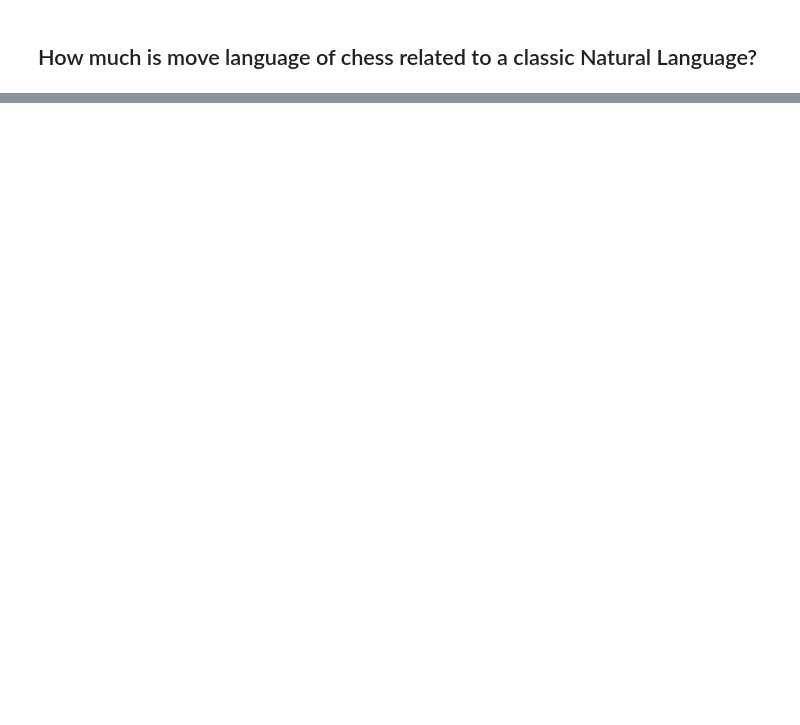
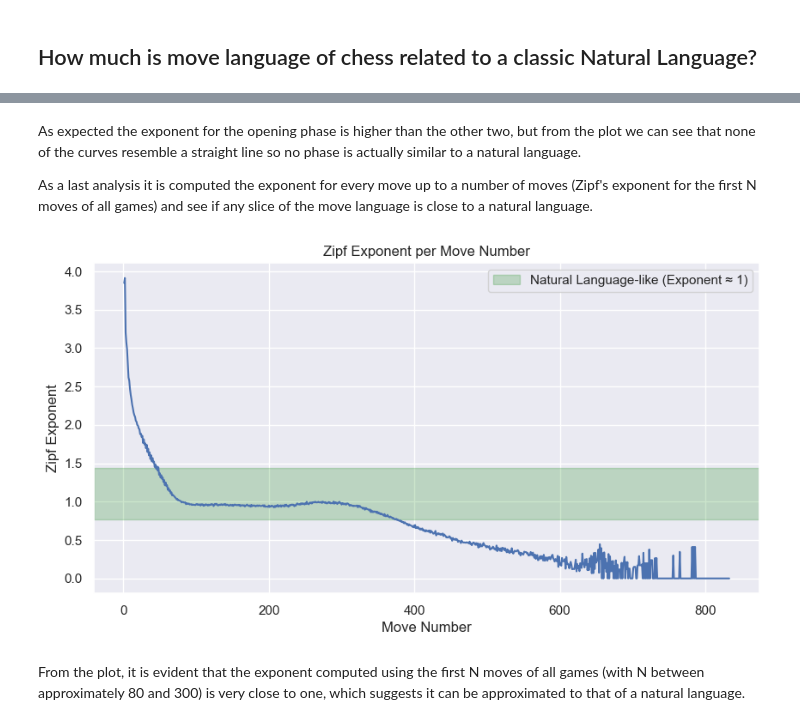
Before and after one commit to NLP-Project-PoliMi-2025/NLP-Project, a Jupyter notebook: notebooks/final_martina.ipynb, the cells around one changed output, grey strips where cells are left out. Cells and saved outputs as stored; diff of their text form; code cells hidden in the pictures; blank space fills up the shorter version.

```diff
--- a/notebooks/final_martina.ipynb
+++ b/notebooks/final_martina.ipynb
@@ -31,0 +179,9 @@ From the plot it is possible to see that the chess language of our dataset has a
+# %%
+openingLimit = len_games*0.1
+midgameLimit = len_games*0.3
+endgameLimit = len_games.apply(lambda x:max(x, 31))
+# %%
+df['Opening'] = df.apply(lambda row: row['Moves'][:int(openingLimit.loc[row.name])], axis=1)
+df['Midgame'] = df.apply(lambda row: row['Moves'][int(openingLimit.loc[row.name]):int(midgameLimit.loc[row.name])], axis=1)
+df['Endgame'] = df.apply(lambda row: row['Moves'][int(midgameLimit.loc[row.name]):int(endgameLimit.loc[row.name])], axis=1)
+df.head()
@@ -31,0 +228,37 @@ From the plot it is possible to see that the chess language of our dataset has a
+# %% [markdown]
+As expected the exponent for the opening phase is higher than the other two, but from the plot we can see that none of the curves resemble a straight line so no phase is actually similar to a natural language.
+
+As a last analysis it is computed the exponent for every move up to a number of moves (Zipf's exponent for the first N moves of all games) and see if any slice of the move language is close to a natural language.
+# %%
+def computeZipfExponentPerMoveNumber(df, move_number):
+    moves = df['Moves'].apply(lambda x: x[move_number-1] if len(x) >= move_number else None)
+    moves = moves.dropna()
+    move_counts = Counter(moves)
+    sorted_move_counts = move_counts.most_common()
+    move_ranks = range(1, len(sorted_move_counts) + 1)
+    move_frequencies = [count for move, count in sorted_move_counts]
+    log_move_ranks = np.log(move_ranks)
+    log_move_freqs = np.log(move_frequencies)
+    move_coeffs = np.polyfit(log_move_ranks, log_move_freqs, 1)
+    move_slope = move_coeffs[0]
+    return abs(move_slope)
+
+maxLegths = max(len_games)
+zipf_exponents = []
+for move_number in tqdm.tqdm(range(1, maxLegths + 1)):
+    exponent = computeZipfExponentPerMoveNumber(df, move_number)
+    zipf_exponents.append(exponent)
+# %%
+#Plot the Zipf exponents
+plt.figure(figsize=(10, 5))
+plt.plot(range(1, maxLegths + 1), zipf_exponents, markersize=2)
+plt.title("Zipf Exponent per Move Number")
+plt.xlabel("Move Number")
+plt.ylabel("Zipf Exponent")
+plt.axhspan(0.77, 1.44, color='green', alpha=0.2, label='Natural Language-like (Exponent ≈ 1)')
+plt.legend()
+plt.show()
+# %% [output]
+[figure, added]
+# %% [markdown]
+From the plot, it is evident that the exponent computed using the first N moves of all games (with N between approximately 80 and 300) is very close to one, which suggests it can be approximated to that of a natural language.
```
Also changed, not shown: parts of 33 cells of this notebook.
